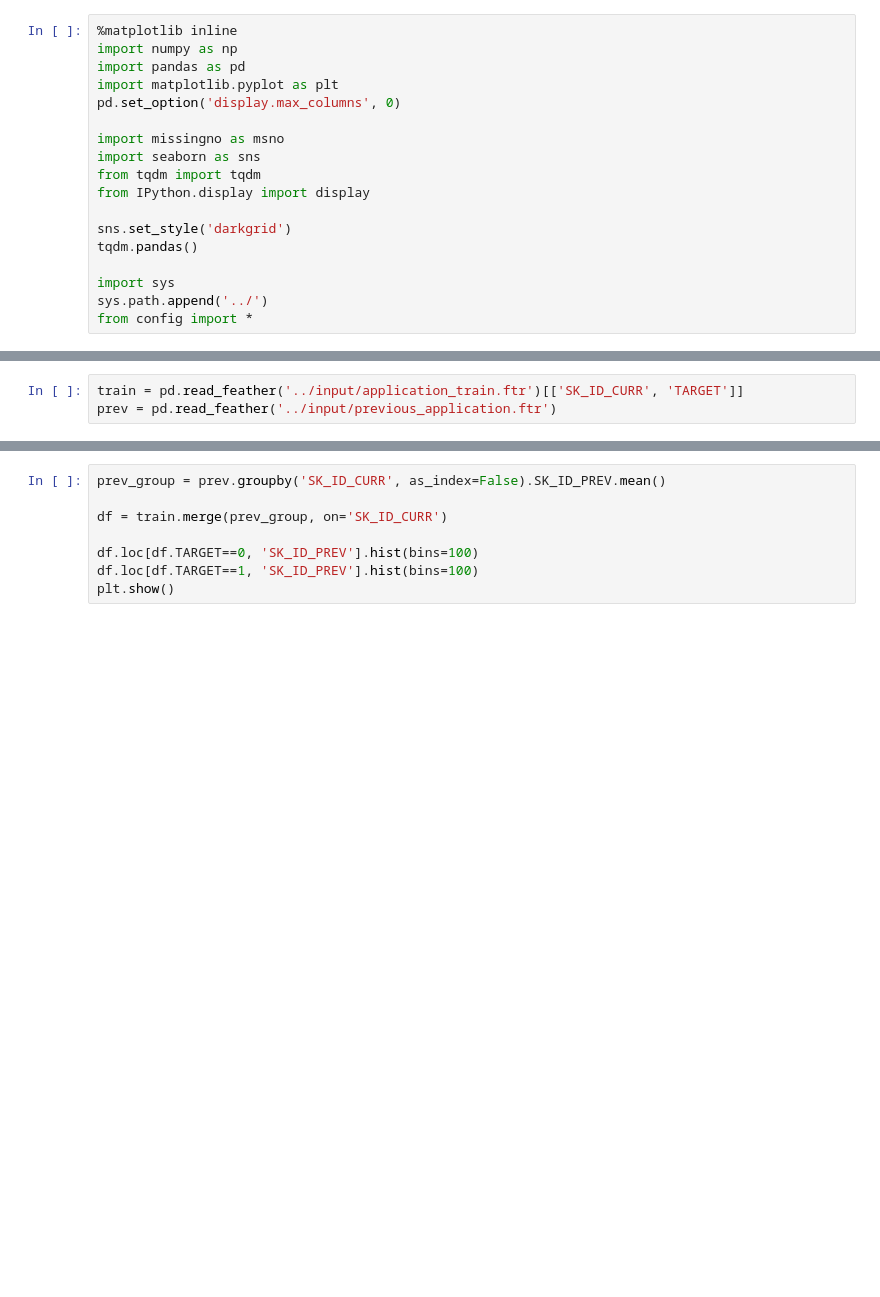
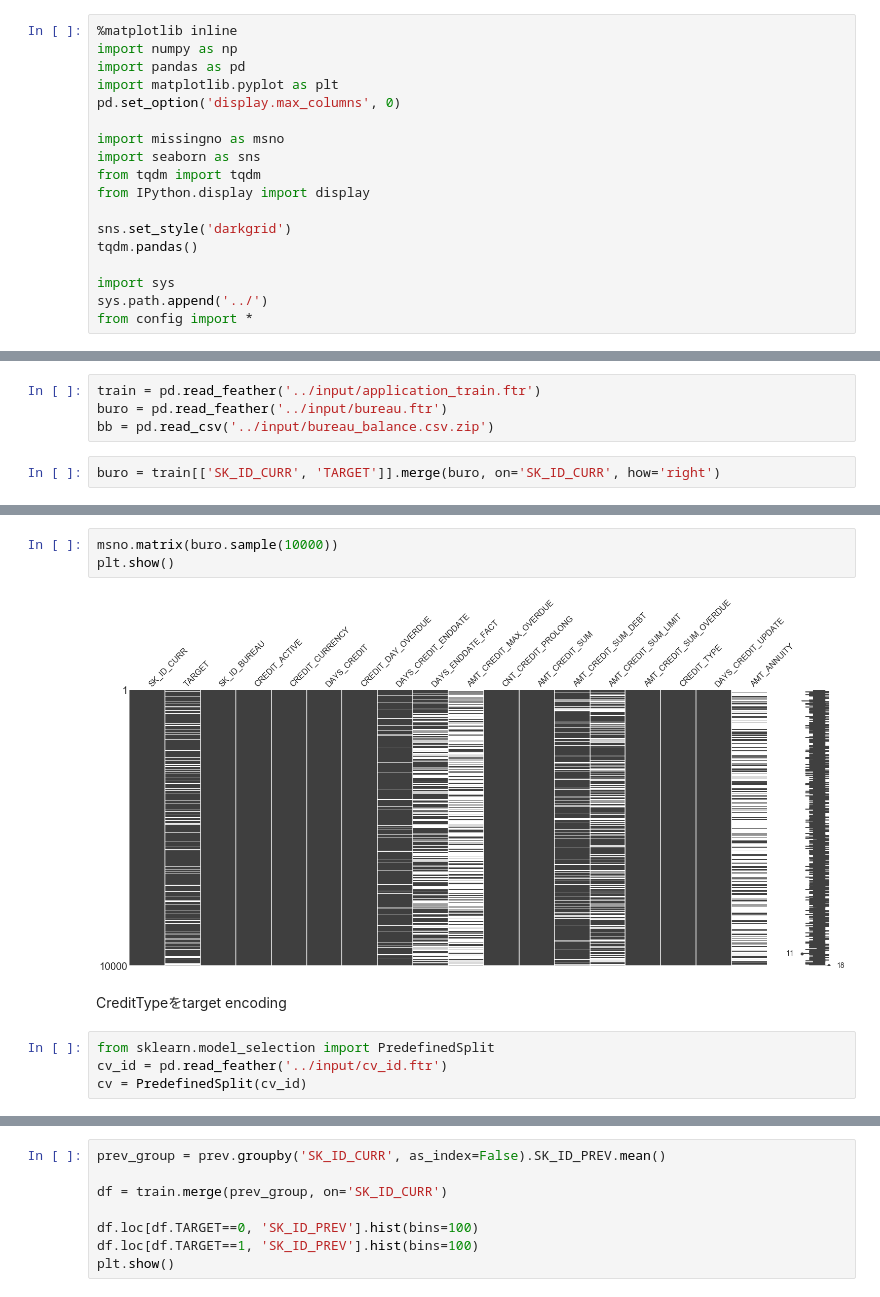
Before and after one commit to amaotone/home-credit-default-risk, a Jupyter notebook: notebooks/EDA_bureau.ipynb, the cells around one changed output, grey strips where cells are left out. Saved outputs shown, nothing was run; the diff lists cells and outputs as text; blank space fills up the shorter version.

```diff
--- a/notebooks/EDA_bureau.ipynb
+++ b/notebooks/EDA_bureau.ipynb
@@ -21,3 +23,6 @@ from config import *
 # %%
-train = pd.read_feather('../input/application_train.ftr')[['SK_ID_CURR', 'TARGET']]
-prev = pd.read_feather('../input/previous_application.ftr')
+train = pd.read_feather('../input/application_train.ftr')
+buro = pd.read_feather('../input/bureau.ftr')
+bb = pd.read_csv('../input/bureau_balance.csv.zip')
+# %%
+buro = train[['SK_ID_CURR', 'TARGET']].merge(buro, on='SK_ID_CURR', how='right')
@@ -23,0 +79,11 @@ prev = pd.read_feather('../input/previous_application.ftr')
+# %%
+msno.matrix(buro.sample(10000))
+plt.show()
+# %% [output]
+[figure, added]
+# %% [markdown]
+CreditTypeをtarget encoding
+# %%
+from sklearn.model_selection import PredefinedSplit
+cv_id = pd.read_feather('../input/cv_id.ftr')
+cv = PredefinedSplit(cv_id)
```
Also changed, not shown: parts of 28 cells of this notebook, 5 other files.
